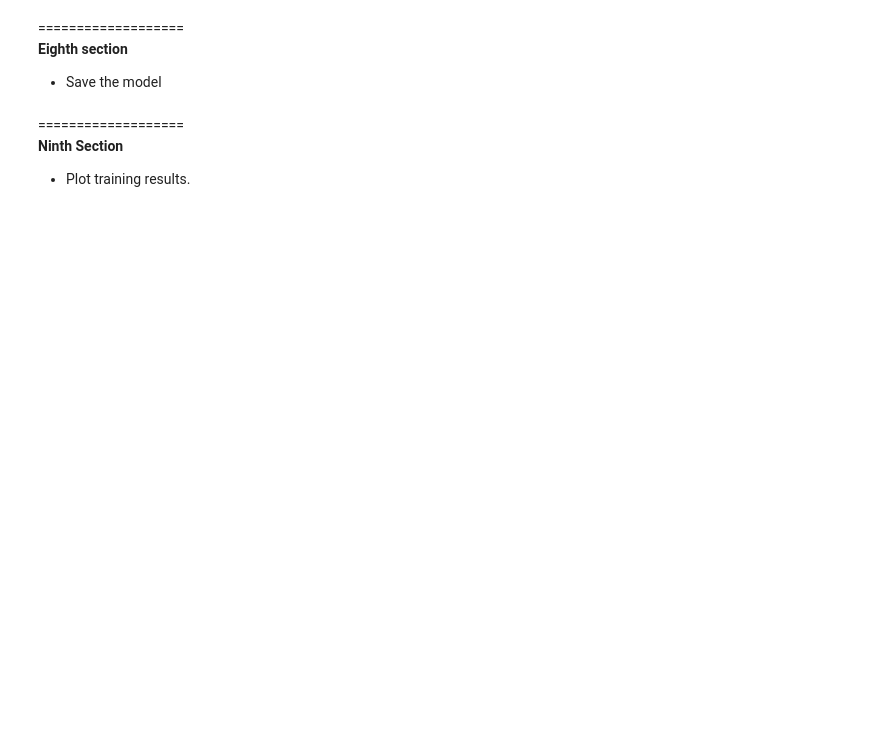
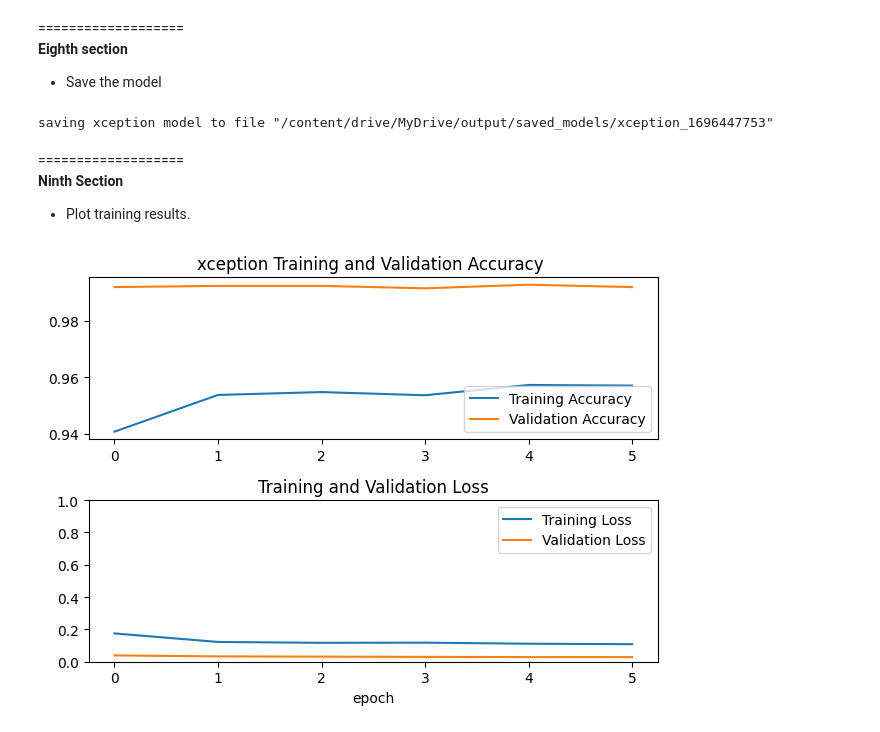
Before and after one commit to absentwallaby/AI_Bits, a Jupyter notebook: CatsDogs_25kPhotos.ipynb, the cells around one changed output. Saved outputs shown, nothing was run; the diff lists cells and outputs as text; code cells hidden in the pictures; blank space fills up the shorter version.

```diff
--- a/CatsDogs_25kPhotos.ipynb
+++ b/CatsDogs_25kPhotos.ipynb
@@ -197,7 +197,6 @@ if(weights == 'imagenet'):
 # randomize things a bit mre with the training images:
 augments=[]
 augments_name=''
-
 augments_name=augments_name+'Flip'
 augments = augments + [tf.keras.layers.RandomFlip('horizontal')]
 augments_name=augments_name+'Rotate'
@@ -215,7 +214,7 @@ x = preprocess_input(x)
 x = base_model(x, training=False)
 x = tf.keras.layers.Dropout(0.5)(x)
 outputs = prediction_layer(x)
-model = tf.keras.Model(inputs, outputs)
+model = tf.keras.Model(inputs, outputs,name=archDisplayName)
 
 model.compile(optimizer=tf.keras.optimizers.Adam(learning_rate=0.001),
                     loss=loss_function(from_logits=False),
@@ -311,21 +314,24 @@ print("training")
 print(f"es_patience={es_patience}")
 print(f"lr_patience={lr_patience} (current: {base_learning_rate})")
 
+start = time.time()
+
 history = model.fit(train_ds,
     initial_epoch=initial_epoch,
     epochs=(initial_epoch+epochs),
     validation_data=validation_ds,
     callbacks=callbacks,
     validation_freq=1)
-initial_epoch=history.epoch[-1]+1
 
-if(history.epoch[-1] <= (epochs-1)):
-    acc = history.history['accuracy']
-    val_acc = history.history['val_accuracy']
+end = time.time()
+print(f'{archDisplayName} Duration of train: {(end-start)/60:.1f} minutes\n')
 
-    loss = history.history['loss']
-    val_loss = history.history['val_loss']
+acc = history.history['accuracy']
+val_acc = history.history['val_accuracy']
 
-loss, accuracy = model.evaluate(test_ds)
-print(f"{architecture} - Test accuracy :", accuracy)
+loss = history.history['loss']
+val_loss = history.history['val_loss']
+
+test_loss, test_accuracy = model.evaluate(test_ds)
+print(f"{archDisplayName} - Test accuracy :", test_accuracy)
 # %% [output]
@@ -360,36 +366,40 @@ save_path = os.path.join(model_path,
         f'{architecture}_{train_id}')
 print(f'saving {architecture} model to file "{save_path}"')
 model.save(save_path)
+# %% [output]
+saving xception model to file "/content/drive/MyDrive/output/saved_models/xception_1696447753"
 # %% [markdown]
 ===================<br>
 **Ninth Section**
 - Plot training results.
 # %%
 # @title
-
+import matplotlib.pyplot as plt
 plot_model_filepath=os.path.join(output_dir,f'{architecture}_model.png')
 tf.keras.utils.plot_model(model,to_file=plot_model_filepath)
 
 fig, (ax1, ax2) = plt.subplots(2, 1)
 ax1.plot(acc, label='Training Accuracy')
 ax1.plot(val_acc, label='Validation Accuracy')
-ax1.set_ylim([0.5, 1])
+#ax1.set_ylim([0.5, 1])
 #if weights == 'imagenet':
 #    ax1.plot([epochs-1,epochs-1],
 #        ax1.get_ylim(), label='Start Fine Tuning')
 ax1.legend(loc='lower right')
 ax1.set_title(f'{architecture} Training and Validation Accuracy ')
 
 ax2.plot(loss, label='Training Loss')
 ax2.plot(val_loss, label='Validation Loss')
 ax2.set_ylim([0, 1.0])
 #if weights == 'imagenet':
 #    ax2.plot([epochs-1,epochs-1],
 #        ax2.get_ylim(), label='Start Fine Tuning')
 ax2.legend(loc='upper right')
 ax2.set_title('Training and Validation Loss')
 ax2.set_xlabel('epoch')
 fig.tight_layout()
 fig_filename=os.path.join(f'{output_dir}',
-        f'{architecture}-{epochs}-{epochs}-{weights}-{train_id}')
+        f'{archDisplayName}-{epochs}-{epochs}-{weights}-{train_id}')
 fig.savefig(fname=fig_filename)
+# %% [output]
+[figure, added]
```
Also changed, not shown: parts of 6 cells of this notebook.
